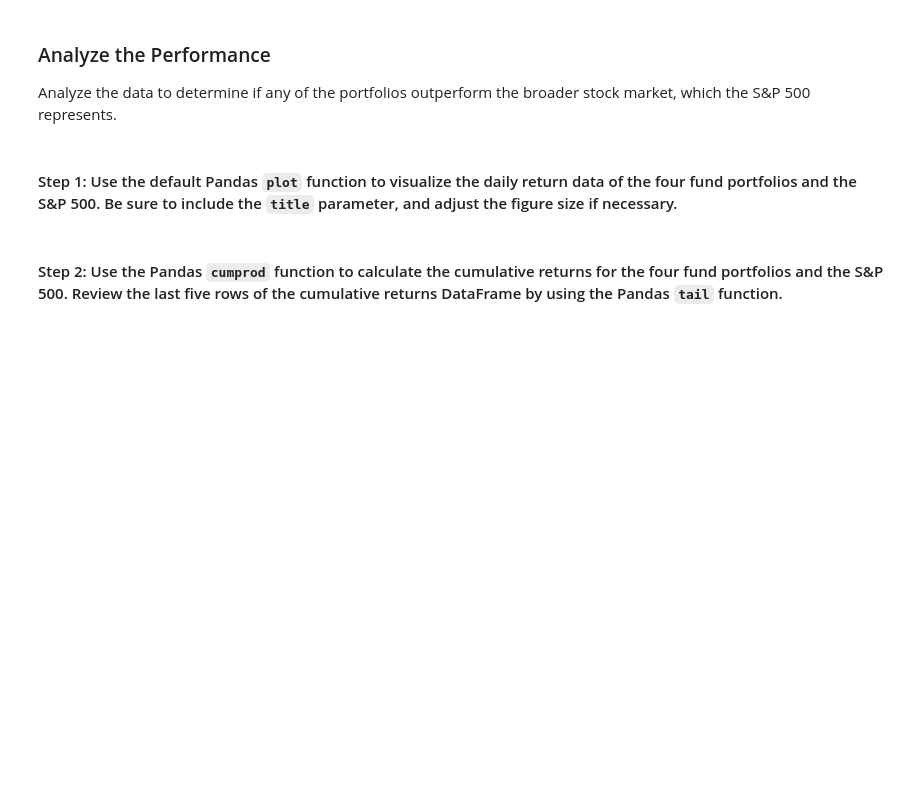
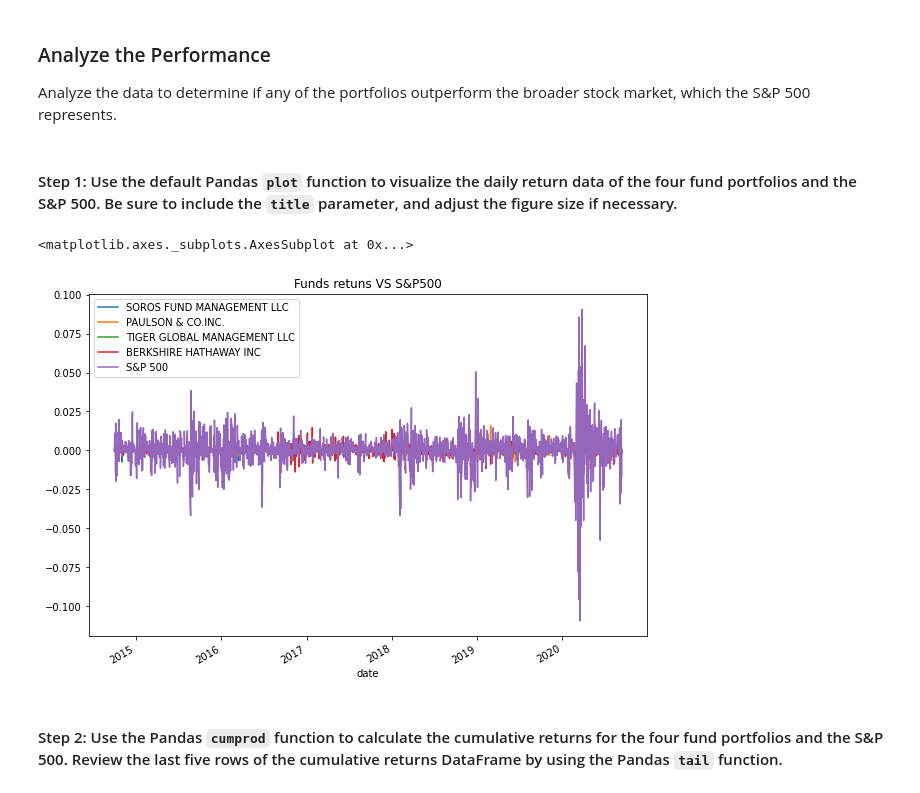
Before and after one commit to willco-1/analyizing-risk-return-challenge, a Jupyter notebook: risk_return_analysis.ipynb, the cells around one changed output. Saved outputs shown, nothing was run; the diff lists cells and outputs as text; code cells hidden in the pictures; blank space fills up the shorter version.

```diff
--- a/risk_return_analysis.ipynb
+++ b/risk_return_analysis.ipynb
@@ -108,4 +108,9 @@ from pathlib import Path
 # %%
 # Import the data by reading in the CSV file and setting the DatetimeIndex
 # Review the first 5 rows of the DataFrame
-# YOUR CODE HERE
+whalenavs_df = pd.read_csv(Path('../Starter_Code04/Resources/whale_navs.csv'),
+    index_col="date",
+    parse_dates=True,
+    infer_datetime_format=True)
+
+whalenavs_df.head()
@@ -115,4 +128,5 @@ from pathlib import Path
 # Prepare for the analysis by converting the dataframe of NAVs and prices to daily returns
 # Drop any rows with all missing values
 # Review the first five rows of the daily returns DataFrame.
-# YOUR CODE HERE
+whale_daily_returns = whalenavs_df.pct_change().dropna()
+whale_daily_returns.head()
@@ -130,8 +152,11 @@ Analyze the data to determine if any of the portfolios outperform the broader st
 #### Step 1:  Use the default Pandas `plot` function to visualize the daily return data of the four fund portfolios and the S&P 500. Be sure to include the `title` parameter, and adjust the figure size if necessary.
 # %%
 # Plot the daily return data of the 4 funds and the S&P 500
-# Inclue a title parameter and adjust the figure size
-# YOUR CODE HERE
+
+whale_daily_returns.plot(figsize=(10,7), title='Funds retuns VS S&P500')
+# %% [output]
+<matplotlib.axes._subplots.AxesSubplot at 0x...>
+[figure, added]
 # %% [markdown]
 #### Step 2: Use the Pandas `cumprod` function to calculate the cumulative returns for the four fund portfolios and the S&P 500. Review the last five rows of the cumulative returns DataFrame by using the Pandas `tail` function.
 # %%
```
Also changed, not shown: parts of 19 cells of this notebook, 1 other file.
